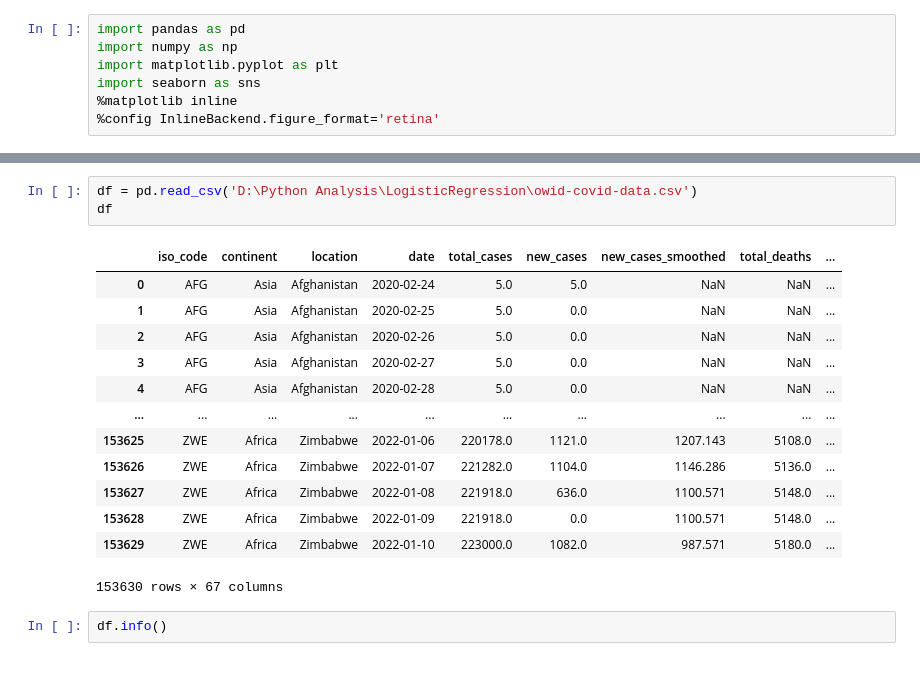
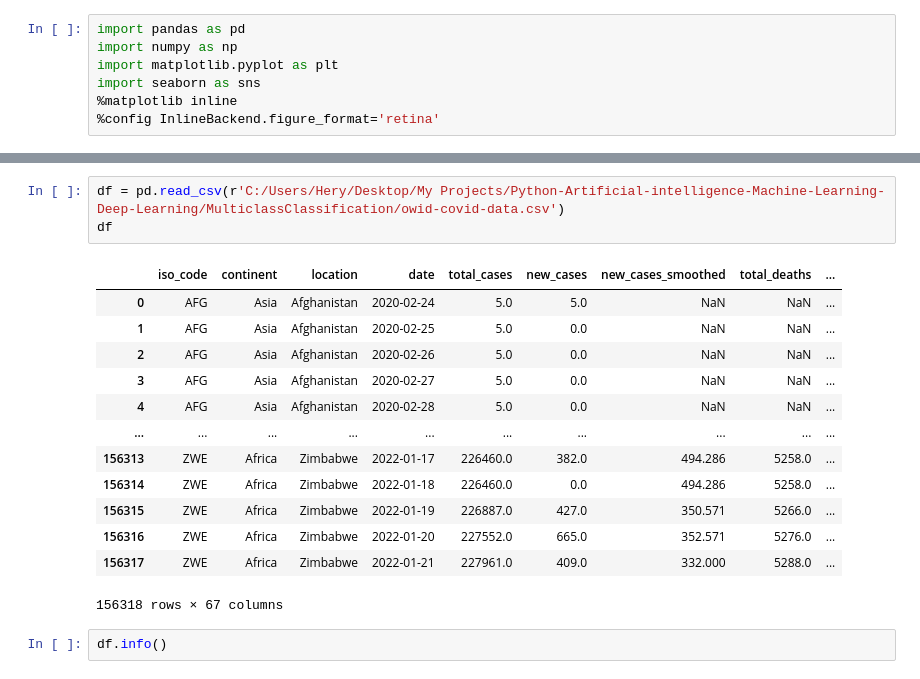
Before and after one commit to Thitphavanh/Python-Artificial-intelligence-Machine-Learning-Deep-Learning, a Jupyter notebook: MulticlassClassification/LogisticRegression and Statsmodels.ipynb, the cells around one changed output, grey strips where cells are left out. Cells and saved outputs as stored; diff of their text form.

```diff
--- a/MulticlassClassification/LogisticRegression and Statsmodels.ipynb
+++ b/MulticlassClassification/LogisticRegression and Statsmodels.ipynb
@@ -15,21 +15,21 @@ numpy   version = 1.21.4
 seaborn version = 0.11.2
 # %%
-df = pd.read_csv('D:\Python Analysis\LogisticRegression\owid-covid-data.csv')
+df = pd.read_csv(r'C:/Users/Hery/Desktop/My Projects/Python-Artificial-intelligence-Machine-Learning-Deep-Learning/MulticlassClassification/owid-covid-data.csv')
 df
 # %% [output]
 |  | iso_code | continent | location | date | total_cases | new_cases | new_cases_smoothed | total_deaths | ... |
 | 0 | AFG | Asia | Afghanistan | 2020-02-24 | 5.0 | 5.0 | NaN | NaN | ... |
 | 1 | AFG | Asia | Afghanistan | 2020-02-25 | 5.0 | 0.0 | NaN | NaN | ... |
 | 2 | AFG | Asia | Afghanistan | 2020-02-26 | 5.0 | 0.0 | NaN | NaN | ... |
 | 3 | AFG | Asia | Afghanistan | 2020-02-27 | 5.0 | 0.0 | NaN | NaN | ... |
 | 4 | AFG | Asia | Afghanistan | 2020-02-28 | 5.0 | 0.0 | NaN | NaN | ... |
 | ... | ... | ... | ... | ... | ... | ... | ... | ... | ... |
-| 153625 | ZWE | Africa | Zimbabwe | 2022-01-06 | 220178.0 | 1121.0 | 1207.143 | 5108.0 | ... |
-| 153626 | ZWE | Africa | Zimbabwe | 2022-01-07 | 221282.0 | 1104.0 | 1146.286 | 5136.0 | ... |
-| 153627 | ZWE | Africa | Zimbabwe | 2022-01-08 | 221918.0 | 636.0 | 1100.571 | 5148.0 | ... |
-| 153628 | ZWE | Africa | Zimbabwe | 2022-01-09 | 221918.0 | 0.0 | 1100.571 | 5148.0 | ... |
-| 153629 | ZWE | Africa | Zimbabwe | 2022-01-10 | 223000.0 | 1082.0 | 987.571 | 5180.0 | ... |
+| 156313 | ZWE | Africa | Zimbabwe | 2022-01-17 | 226460.0 | 382.0 | 494.286 | 5258.0 | ... |
+| 156314 | ZWE | Africa | Zimbabwe | 2022-01-18 | 226460.0 | 0.0 | 494.286 | 5258.0 | ... |
+| 156315 | ZWE | Africa | Zimbabwe | 2022-01-19 | 226887.0 | 427.0 | 350.571 | 5266.0 | ... |
+| 156316 | ZWE | Africa | Zimbabwe | 2022-01-20 | 227552.0 | 665.0 | 352.571 | 5276.0 | ... |
+| 156317 | ZWE | Africa | Zimbabwe | 2022-01-21 | 227961.0 | 409.0 | 332.000 | 5288.0 | ... |
-153630 rows × 67 columns
+156318 rows × 67 columns
 # %%
 df.info()
 # %% [output]
```
Also changed, not shown: parts of 1 cell of this notebook, 1 other file.
